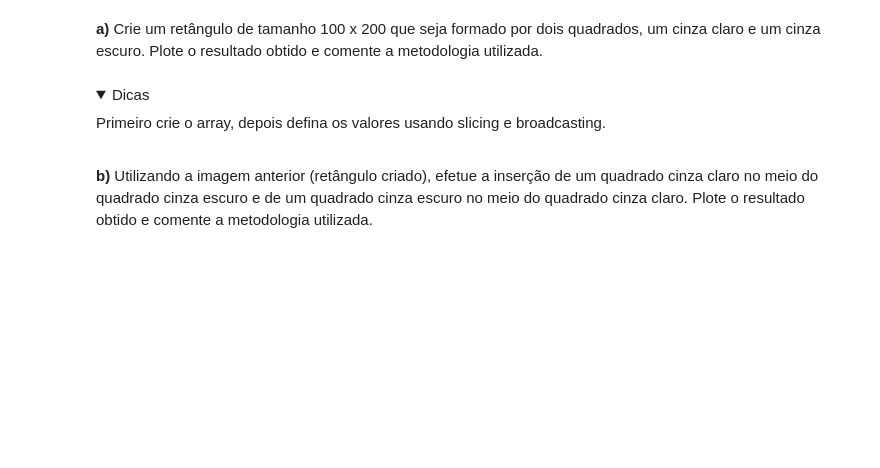
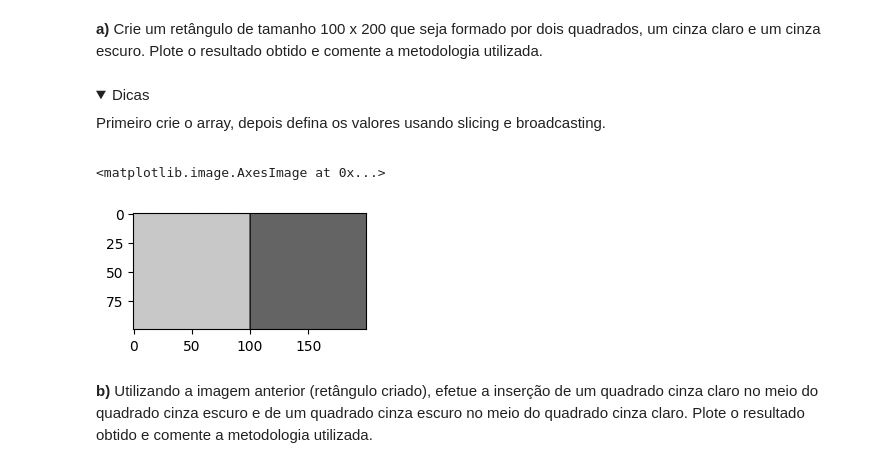
Before and after one commit to UNICAMP-EA979/2026s1-pi01-numpy-beatrizbarbosay, a Jupyter notebook: Atividade.ipynb, the cells around one changed output. Cells and saved outputs as stored; diff of their text form; code cells hidden in the pictures; folded sections open; blank space fills up the shorter version.

```diff
--- a/Atividade.ipynb
+++ b/Atividade.ipynb
@@ -306,3 +346,12 @@ plt.imshow(array,vmin=0, vmax=255, cmap='gray')
+# %%
+array = np.zeros([100, 200], dtype=np.uint8) #tamanho do retangulo
+array[:,0:100] = [200] #quadrado claro, metodologia slicing
+array[:,101:200] = [100] #quadrado escuro
+plt.figure(figsize = (3,3))
+plt.imshow(array,vmin=0, vmax=255, cmap='gray')
+# %% [output]
+<matplotlib.image.AxesImage at 0x...>
+[figure, added]
 # %% [markdown]
 **b)** Utilizando a imagem anterior (retângulo criado), efetue a inserção de um quadrado cinza claro no meio do quadrado cinza escuro e de um quadrado cinza escuro no meio do quadrado cinza claro. Plote o resultado obtido e comente a metodologia utilizada.
 # %% [markdown]
```
Also changed, not shown: parts of 22 cells of this notebook.
